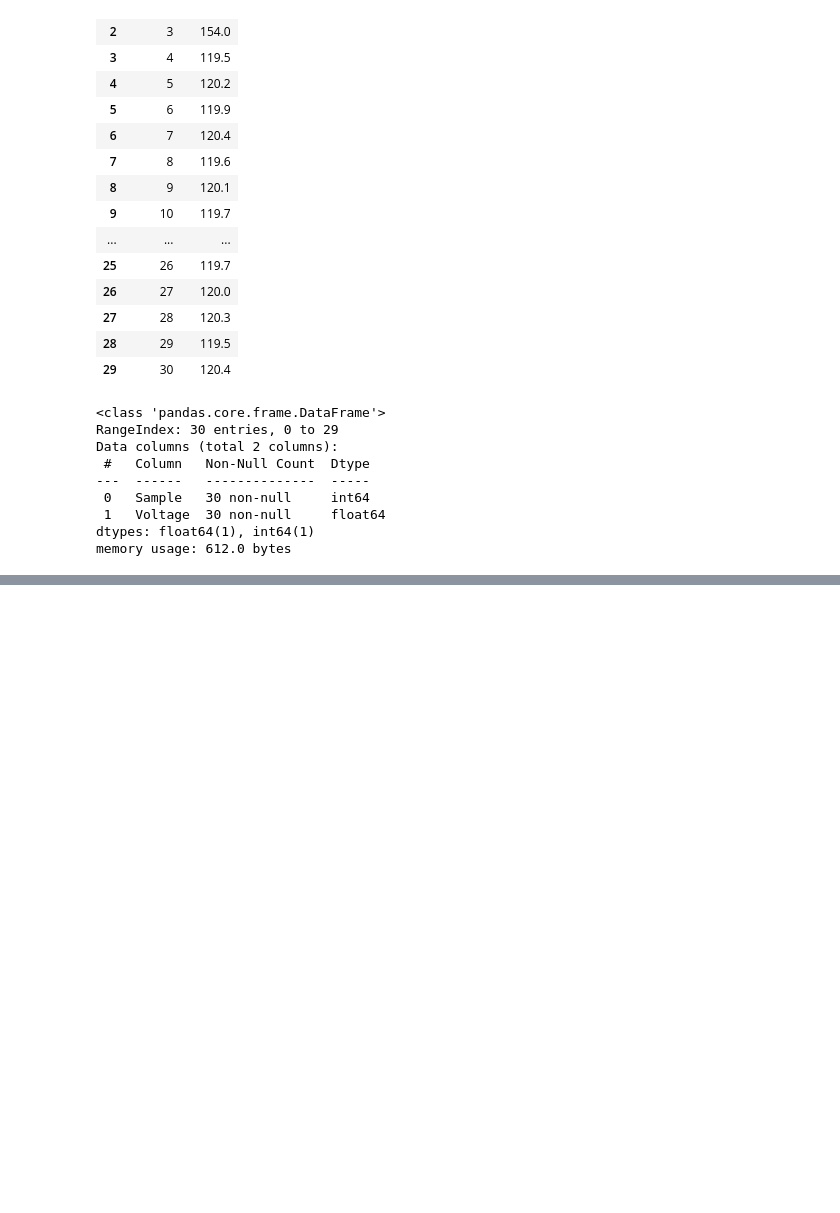
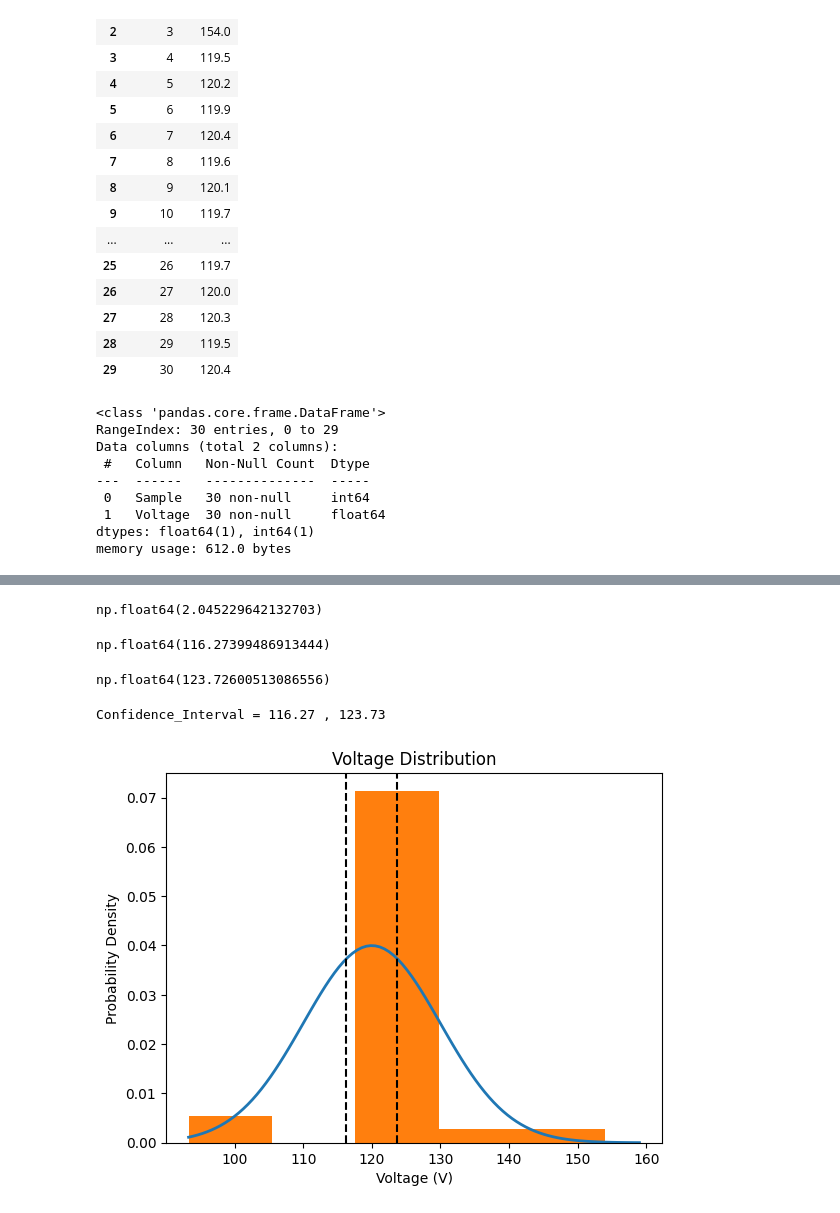
Before and after one commit to Charles093025/GUEVARRA, a Jupyter notebook: L14/t-distribution.ipynb, the cells around one changed output, grey strips where cells are left out. Drawn from its saved outputs; the diff is of its cells as text; code cells hidden in the pictures; blank space fills up the shorter version.

```diff
--- a/L14/t-distribution.ipynb
+++ b/L14/t-distribution.ipynb
@@ -45,0 +60,56 @@ memory usage: 612.0 bytes
+# %%
+# t-critical for two-tailed test
+alpha = 0.05
+dof = df['Voltage'].count() - 1
+
+t_crit = stats.t.ppf(1 - alpha/2, dof)
+t_crit
+# %% [output]
+np.float64(2.045229642132703)
+# %%
+# confidence interval
+ci_lower, ci_upper = stats.t.interval(
+    confidence = 0.95,
+    df = df['Voltage'].count() - 1,
+    loc = df['Voltage'].mean(),
+    scale = df['Voltage'].std() / np.sqrt(df['Voltage'].count())
+)
+# %%
+ci_lower
+# %% [output]
+np.float64(116.27399486913444)
+# %%
+ci_upper
+# %% [output]
+np.float64(123.72600513086556)
+# %%
+print("Confidence_Interval = " + str(ci_lower.round(2)) + " , " + str(ci_upper.round(2)))
+# %% [output]
+Confidence_Interval = 116.27 , 123.73
+# %%
+# voltage distribution
+mean = df['Voltage'].mean()
+std = df['Voltage'].std(ddof=1)
+
+
+# x-axis
+x_min = df['Voltage'].min()
+x_max = df['Voltage'].max() + 5
+
+# normal distribution
+x = np.linspace(x_min, x_max, 100)
+p = stats.norm.pdf(x, mean, std)
+plt.plot(x,p,linewidth=2)
+
+# histogram
+plt.hist(df['Voltage'], bins=5, density=True,)
+plt.title('Voltage Distribution')
+plt.ylabel('Probability Density')
+plt.xlabel('Voltage (V)')
+
+# confidence interval
+plt.axvline(x=ci_lower, color='k',linestyle='--')
+plt.axvline(x=ci_upper, color='k',linestyle='--')
+plt.show()
+# %% [output]
+[figure, added]
```
Also changed, not shown: parts of 2 cells of this notebook.
